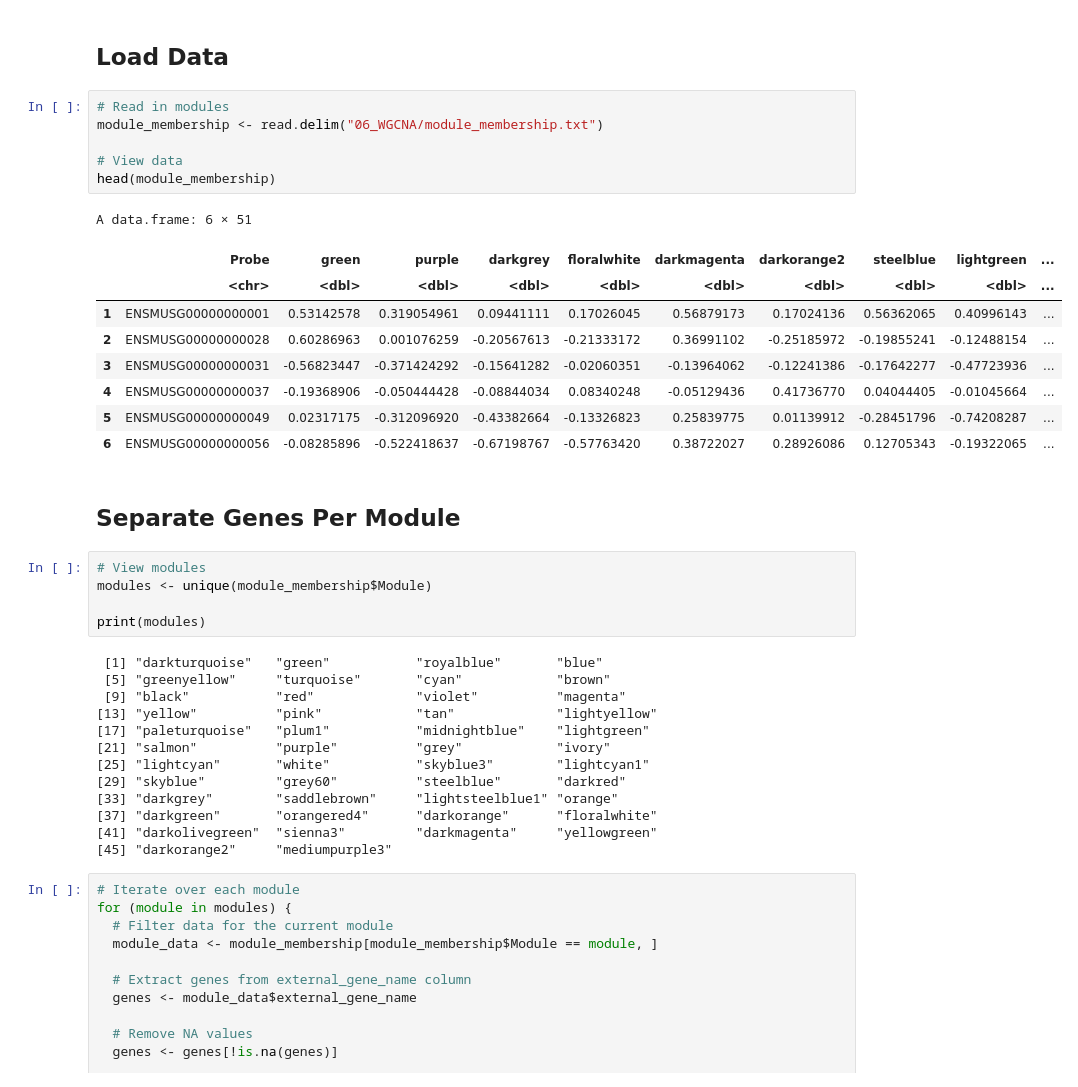
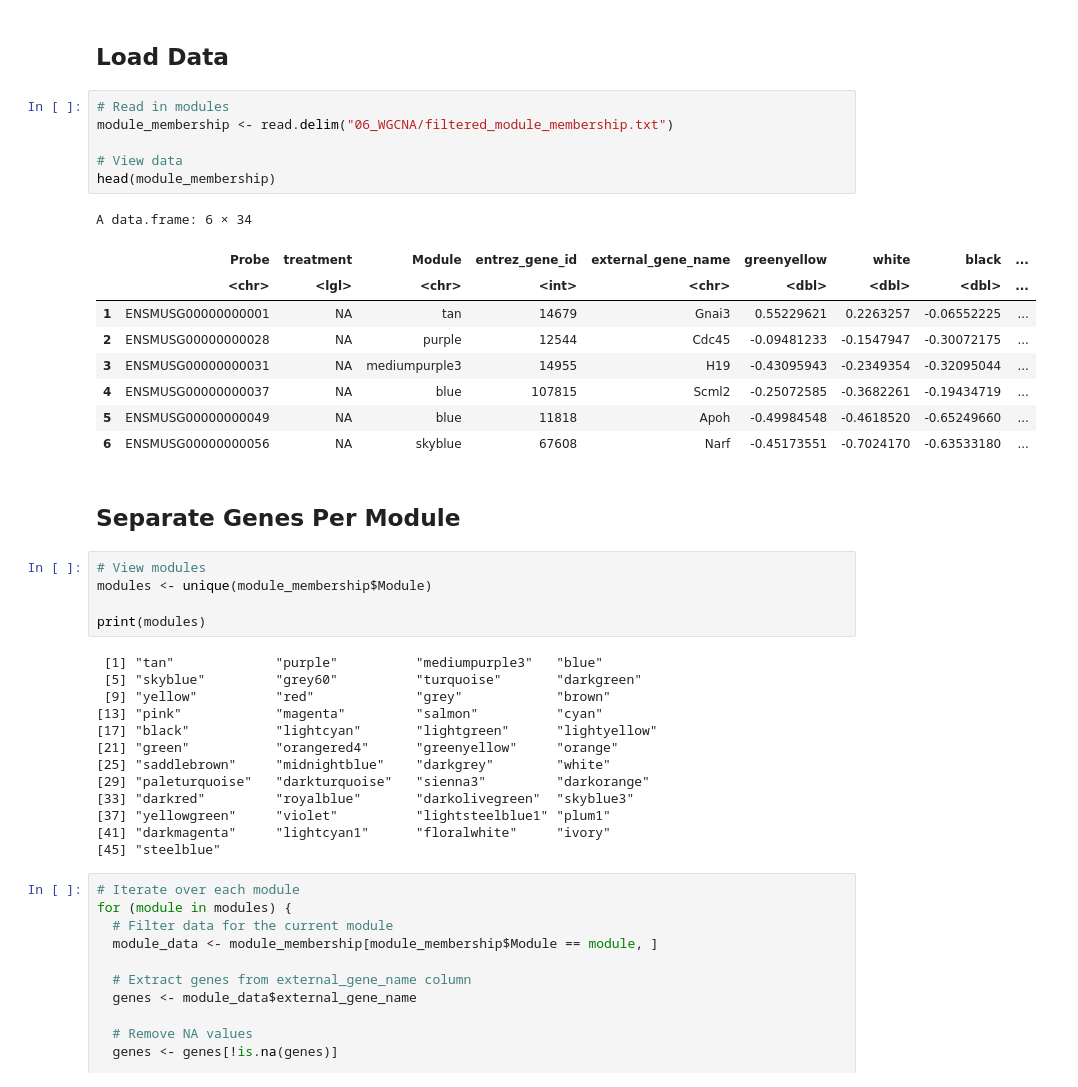
Before and after one commit to vhaghani26/Mouse_FAE_RNAseq_WGBS, a Jupyter notebook: rnaseq/07_WGCNA_GO.ipynb, the cells around one changed output. Saved outputs shown, nothing was run; the diff lists cells and outputs as text.

Commit message:
rerun WGCNA with updated filtered modules

```diff
--- a/rnaseq/07_WGCNA_GO.ipynb
+++ b/rnaseq/07_WGCNA_GO.ipynb
@@ -15,20 +15,20 @@ library(ggplot2)
 ## Load Data
 # %%
 # Read in modules
-module_membership <- read.delim("06_WGCNA/module_membership.txt")
+module_membership <- read.delim("06_WGCNA/filtered_module_membership.txt")
 
 # View data
 head(module_membership)
 # %% [output]
-A data.frame: 6 × 51
+A data.frame: 6 × 34
-|  | Probe | green | purple | darkgrey | floralwhite | darkmagenta | darkorange2 | steelblue | lightgreen | ... |
-|  | <chr> | <dbl> | <dbl> | <dbl> | <dbl> | <dbl> | <dbl> | <dbl> | <dbl> | ... |
-| 1 | ENSMUSG00000000001 | 0.53142578 | 0.319054961 | 0.09441111 | 0.17026045 | 0.56879173 | 0.17024136 | 0.56362065 | 0.40996143 | ... |
-| 2 | ENSMUSG00000000028 | 0.60286963 | 0.001076259 | -0.20567613 | -0.21333172 | 0.36991102 | -0.25185972 | -0.19855241 | -0.12488154 | ... |
-| 3 | ENSMUSG00000000031 | -0.56823447 | -0.371424292 | -0.15641282 | -0.02060351 | -0.13964062 | -0.12241386 | -0.17642277 | -0.47723936 | ... |
-| 4 | ENSMUSG00000000037 | -0.19368906 | -0.050444428 | -0.08844034 | 0.08340248 | -0.05129436 | 0.41736770 | 0.04044405 | -0.01045664 | ... |
-| 5 | ENSMUSG00000000049 | 0.02317175 | -0.312096920 | -0.43382664 | -0.13326823 | 0.25839775 | 0.01139912 | -0.28451796 | -0.74208287 | ... |
-| 6 | ENSMUSG00000000056 | -0.08285896 | -0.522418637 | -0.67198767 | -0.57763420 | 0.38722027 | 0.28926086 | 0.12705343 | -0.19322065 | ... |
+|  | Probe | treatment | Module | entrez_gene_id | external_gene_name | greenyellow | white | black | ... |
+|  | <chr> | <lgl> | <chr> | <int> | <chr> | <dbl> | <dbl> | <dbl> | ... |
+| 1 | ENSMUSG00000000001 | NA | tan | 14679 | Gnai3 | 0.55229621 | 0.2263257 | -0.06552225 | ... |
+| 2 | ENSMUSG00000000028 | NA | purple | 12544 | Cdc45 | -0.09481233 | -0.1547947 | -0.30072175 | ... |
+| 3 | ENSMUSG00000000031 | NA | mediumpurple3 | 14955 | H19 | -0.43095943 | -0.2349354 | -0.32095044 | ... |
+| 4 | ENSMUSG00000000037 | NA | blue | 107815 | Scml2 | -0.25072585 | -0.3682261 | -0.19434719 | ... |
+| 5 | ENSMUSG00000000049 | NA | blue | 11818 | Apoh | -0.49984548 | -0.4618520 | -0.65249660 | ... |
+| 6 | ENSMUSG00000000056 | NA | skyblue | 67608 | Narf | -0.45173551 | -0.7024170 | -0.63533180 | ... |
 # %% [markdown]
 ## Separate Genes Per Module
 # %%
@@ -37,18 +37,18 @@ modules <- unique(module_membership$Module)
 
 print(modules)
 # %% [output]
- [1] "darkturquoise"   "green"           "royalblue"       "blue"
- [5] "greenyellow"     "turquoise"       "cyan"            "brown"
- [9] "black"           "red"             "violet"          "magenta"
-[13] "yellow"          "pink"            "tan"             "lightyellow"
-[17] "paleturquoise"   "plum1"           "midnightblue"    "lightgreen"
-[21] "salmon"          "purple"          "grey"            "ivory"
-[25] "lightcyan"       "white"           "skyblue3"        "lightcyan1"
-[29] "skyblue"         "grey60"          "steelblue"       "darkred"
-[33] "darkgrey"        "saddlebrown"     "lightsteelblue1" "orange"
-[37] "darkgreen"       "orangered4"      "darkorange"      "floralwhite"
-[41] "darkolivegreen"  "sienna3"         "darkmagenta"     "yellowgreen"
-[45] "darkorange2"     "mediumpurple3"
+ [1] "tan"             "purple"          "mediumpurple3"   "blue"
+ [5] "skyblue"         "grey60"          "turquoise"       "darkgreen"
+ [9] "yellow"          "red"             "grey"            "brown"
+[13] "pink"            "magenta"         "salmon"          "cyan"
+[17] "black"           "lightcyan"       "lightgreen"      "lightyellow"
+[21] "green"           "orangered4"      "greenyellow"     "orange"
+[25] "saddlebrown"     "midnightblue"    "darkgrey"        "white"
+[29] "paleturquoise"   "darkturquoise"   "sienna3"         "darkorange"
+[33] "darkred"         "royalblue"       "darkolivegreen"  "skyblue3"
+[37] "yellowgreen"     "violet"          "lightsteelblue1" "plum1"
+[41] "darkmagenta"     "lightcyan1"      "floralwhite"     "ivory"
+[45] "steelblue"
 # %%
 # Iterate over each module
 for (module in modules) {
```
Also changed, not shown: parts of 3 cells of this notebook, 2 other files.
